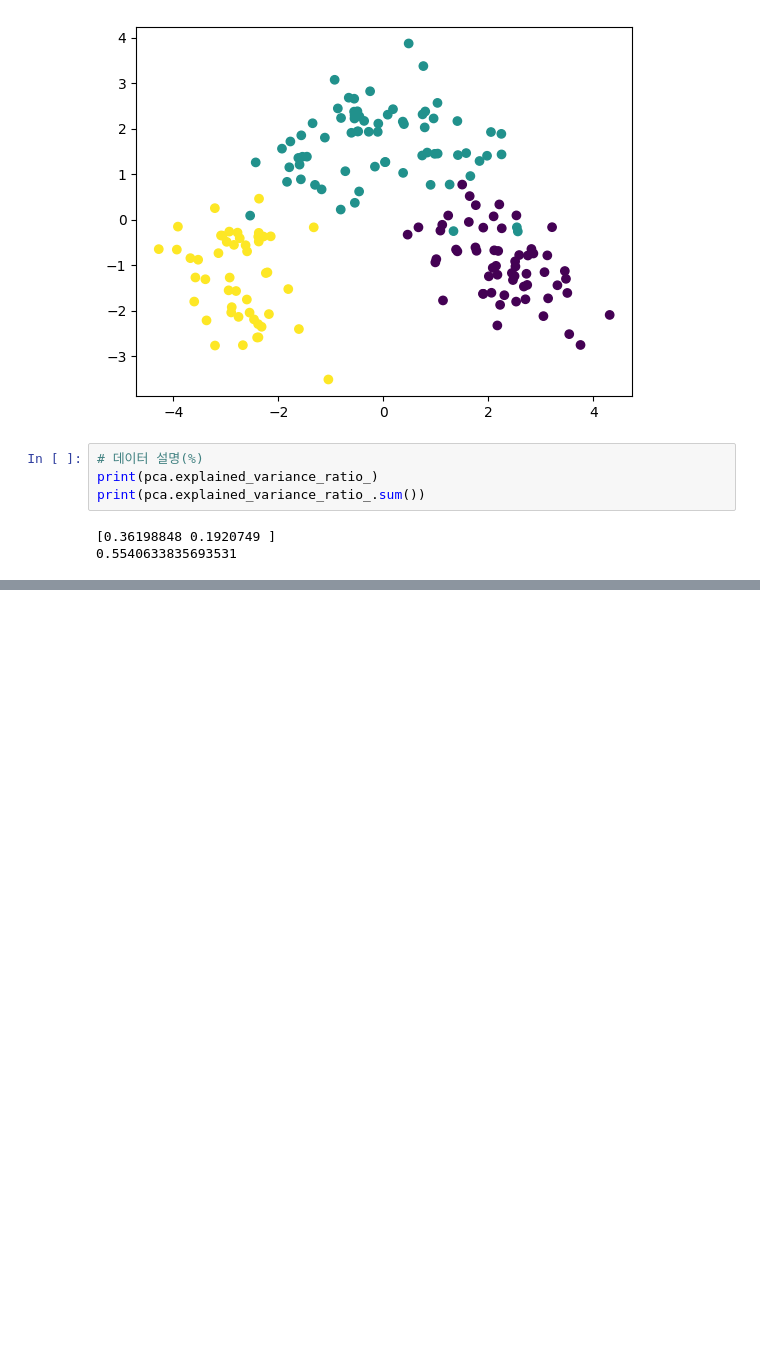
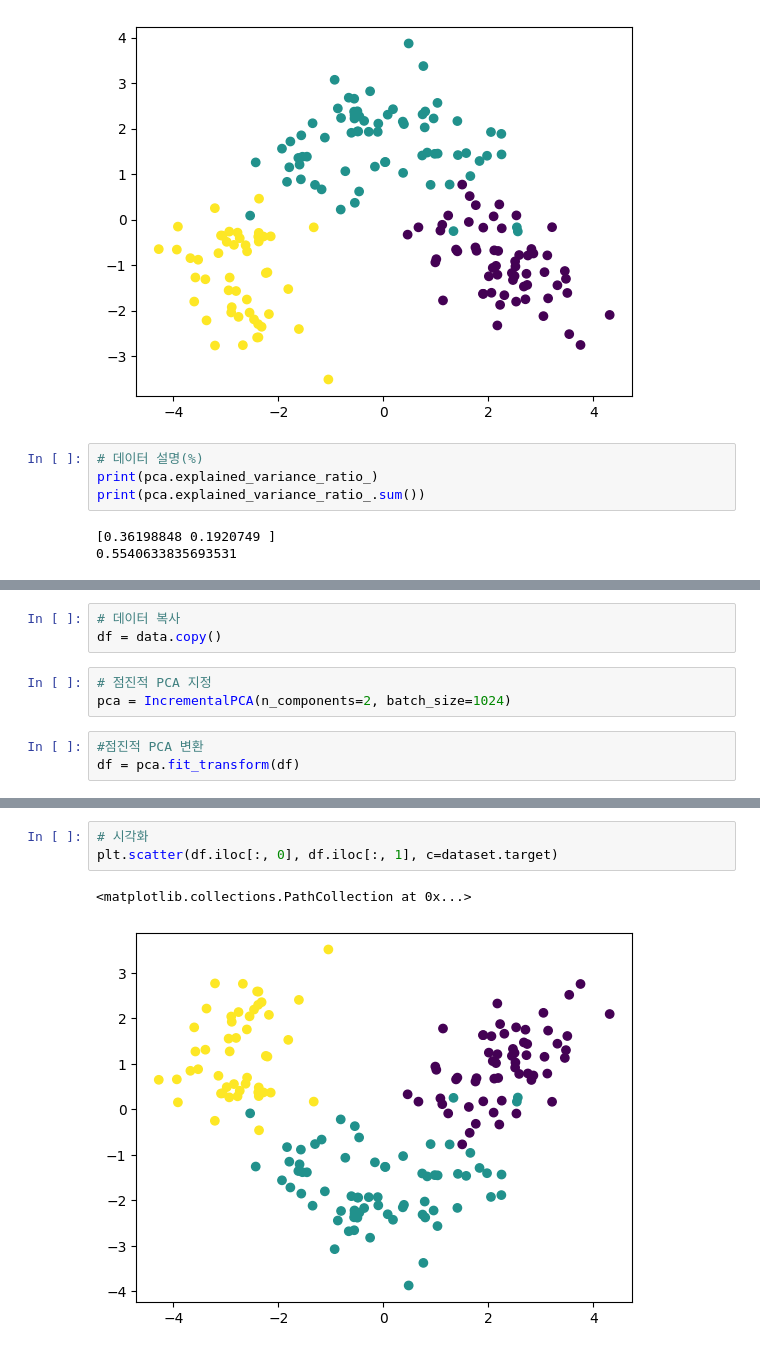
Before and after one commit to lys678/AIFFEL_Online_Quest, a Jupyter notebook: ML_With_Python/머신러닝_기초_노드7_비지도학습.ipynb, the cells around one changed output, grey strips where cells are left out. Cells and saved outputs as stored; diff of their text form; blank space fills up the shorter version.

```diff
--- a/ML_With_Python/머신러닝_기초_노드7_비지도학습.ipynb
+++ b/ML_With_Python/머신러닝_기초_노드7_비지도학습.ipynb
@@ -133,0 +169,9 @@ cross_val_score(model, data, dataset.target, scoring='accuracy', cv=5).mean() #
+# %%
+# 데이터 복사
+df = data.copy()
+# %%
+# 점진적 PCA 지정
+pca = IncrementalPCA(n_components=2, batch_size=1024)
+# %%
+#점진적 PCA 변환
+df = pca.fit_transform(df)
@@ -133,0 +184,6 @@ cross_val_score(model, data, dataset.target, scoring='accuracy', cv=5).mean() #
+# %%
+# 시각화
+plt.scatter(df.iloc[:, 0], df.iloc[:, 1], c=dataset.target)
+# %% [output]
+<matplotlib.collections.PathCollection at 0x...>
+[figure, added]
```
Also changed, not shown: parts of 33 cells of this notebook.
